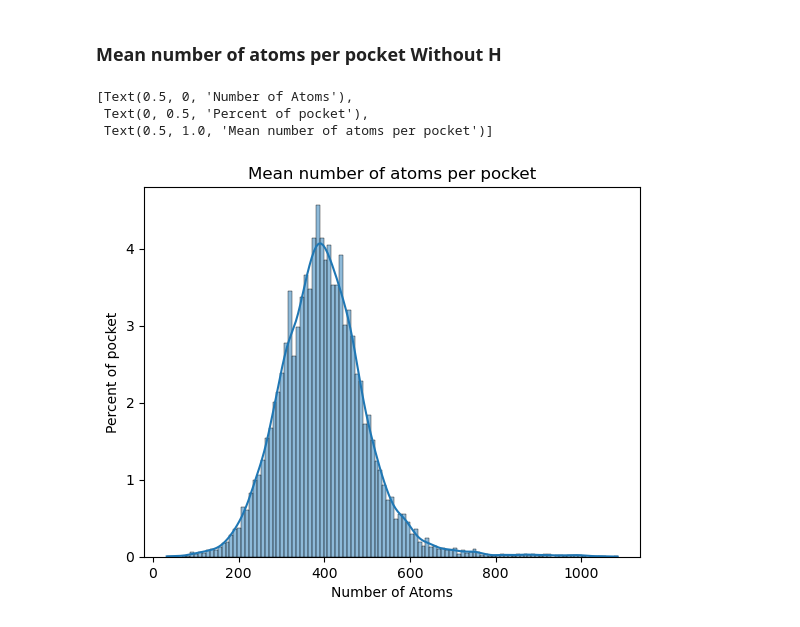
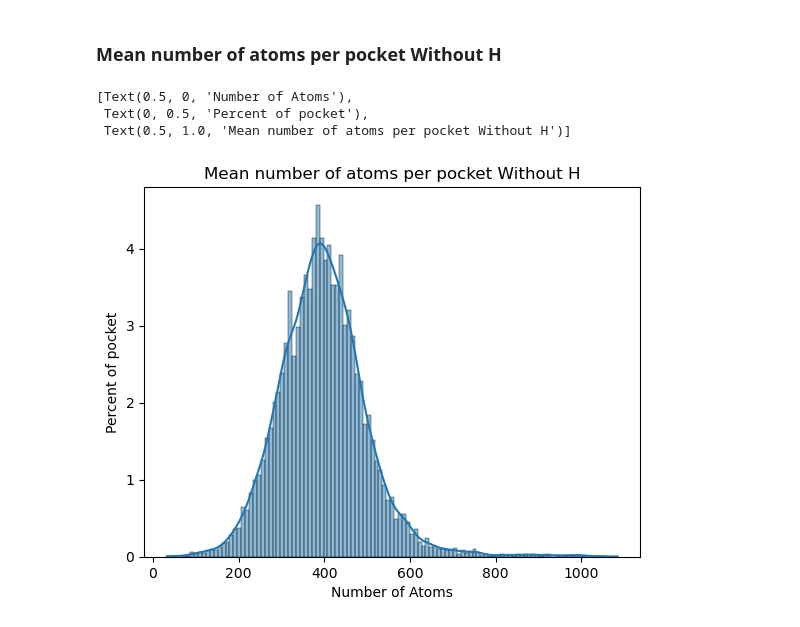
Before and after one commit to KevinCrp/HGScore, a Jupyter notebook: statistics/pockets_stats.ipynb, the cells around one changed output. Cells and saved outputs as stored; diff of their text form; code cells hidden in the pictures.

```diff
--- a/statistics/pockets_stats.ipynb
+++ b/statistics/pockets_stats.ipynb
@@ -36,10 +36,10 @@ ax.set(xlabel='Number of Atoms',
 # %%
 ax = sbn.histplot(data=list_number_atoms_withOUT_H, stat='percent', kde=True)
 ax.set(xlabel='Number of Atoms',
        ylabel='Percent of pocket',
-       title='Mean number of atoms per pocket')
+       title='Mean number of atoms per pocket Without H')
 # %% [output]
 [Text(0.5, 0, 'Number of Atoms'),
  Text(0, 0.5, 'Percent of pocket'),
- Text(0.5, 1.0, 'Mean number of atoms per pocket')]
+ Text(0.5, 1.0, 'Mean number of atoms per pocket Without H')]
-[figure, old version]
+[figure, new version]
```
Also changed, not shown: 1 other file.
